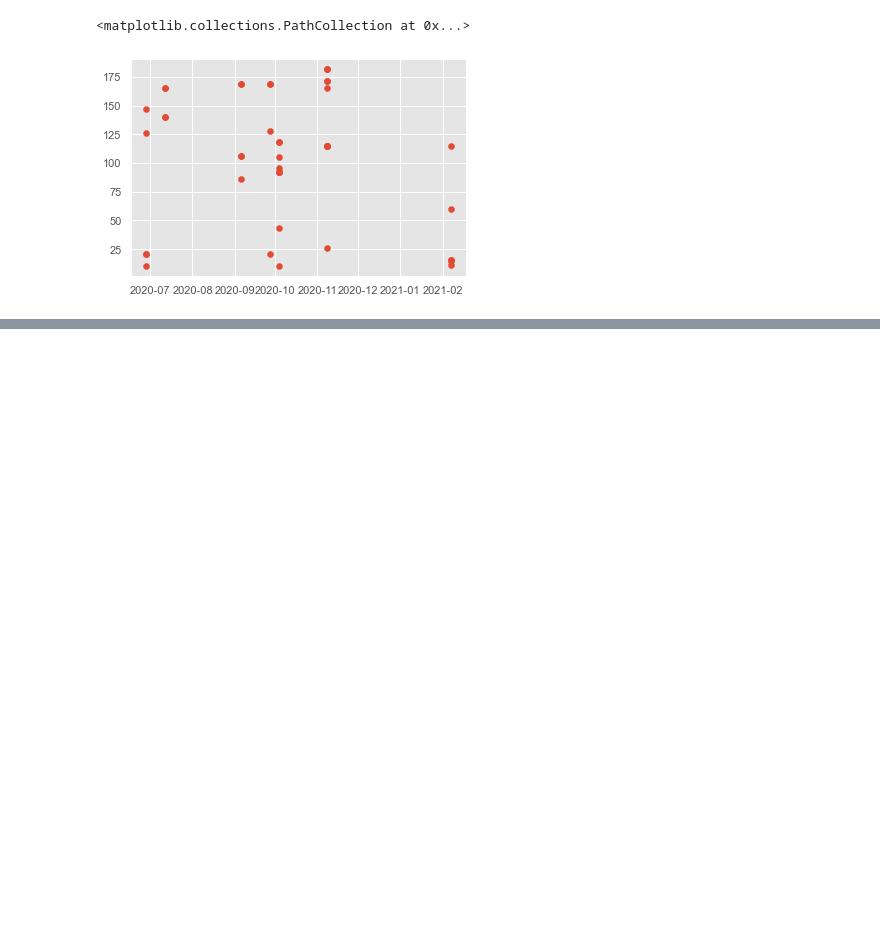
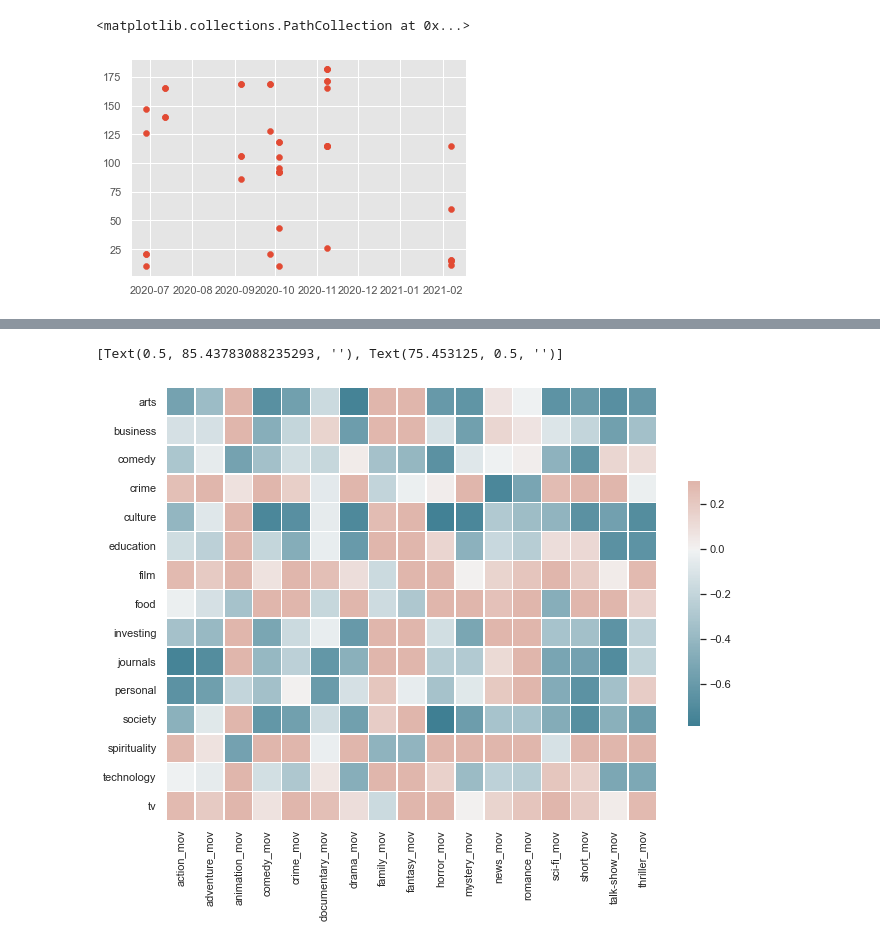
Before and after one commit to ghuelgas/WebScrapingProject, a Jupyter notebook: podcast trends.ipynb, the cells around one changed output, grey strips where cells are left out. Saved outputs shown, nothing was run; the diff lists cells and outputs as text; code cells hidden in the pictures; blank space fills up the shorter version.

```diff
--- a/podcast trends.ipynb
+++ b/podcast trends.ipynb
@@ -151,0 +187,4 @@ sns.heatmap(podcast_corr, mask=mask, cmap=cmap, vmax=.3, center=0,
+# %%
+
+movieDF = movieDF.add_suffix('_mov')
+movieDF.head(30)
@@ -151,0 +200,4 @@ sns.heatmap(podcast_corr, mask=mask, cmap=cmap, vmax=.3, center=0,
+# %%
+df_to_concat = podcast_unstack.reset_index()
+df_to_concat.reset_index(inplace = True)
+df_to_concat.drop([(df_to_concat.columns[0]), 'date'], axis=1)
@@ -151,0 +224,25 @@ sns.heatmap(podcast_corr, mask=mask, cmap=cmap, vmax=.3, center=0,
+# %%
+podcast_moviesDF = df_to_concat.merge(movieDF, how='inner', on=None, left_index= True, right_index= True, sort=False, suffixes= None, copy=True, indicator=False, validate=None)
+podcast_moviesDF = podcast_moviesDF.set_index('date').drop(columns = 'index')
+# %%
+#find correlation among genres
+
+podcast_moviesDF_corr = podcast_moviesDF.corr()
+podcast_moviesDF_corr = podcast_moviesDF_corr.drop(columns = podcast_moviesDF_corr.columns[0:15])
+podcast_moviesDF_corr.drop(podcast_moviesDF_corr.tail(17).index,inplace=True)
+# %%
+sns.set_theme(style="white")
+
+# Set up the matplotlib figure
+f, ax = plt.subplots(figsize=(11, 9))
+
+# Generate a custom diverging colormap
+cmap = sns.diverging_palette(220, 20, as_cmap=True)
+
+# Draw the heatmap with the mask and correct aspect ratio
+sns.heatmap(podcast_moviesDF_corr, cmap=cmap, vmax=.3, center=0,
+            square=True, linewidths=.5, cbar_kws={"shrink": .5})
+ax.set(xlabel='', ylabel='')
+# %% [output]
+[Text(0.5, 85.43783088235293, ''), Text(75.453125, 0.5, '')]
+[figure, added]
```
Also changed, not shown: parts of 13 cells of this notebook, 2 other files.
